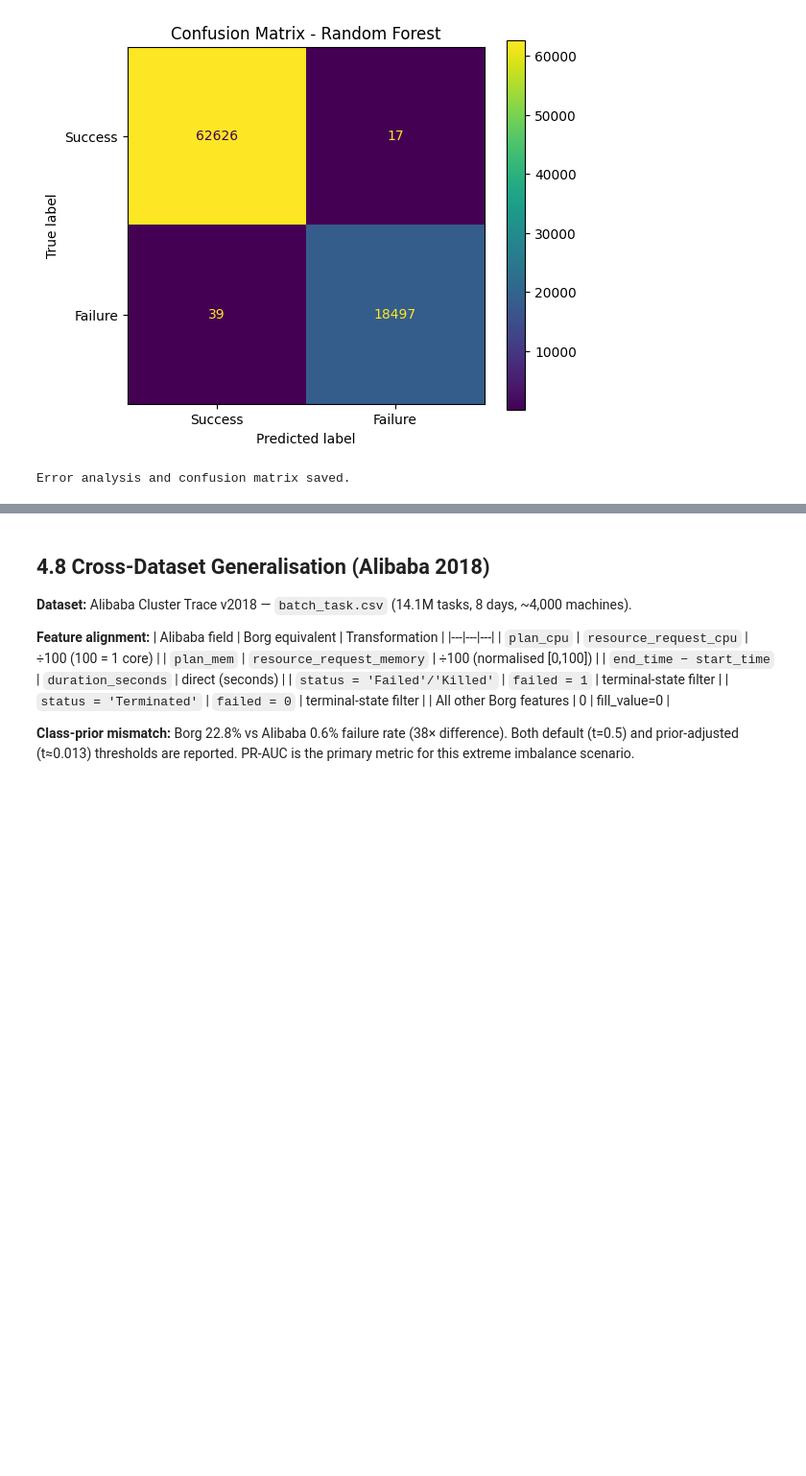
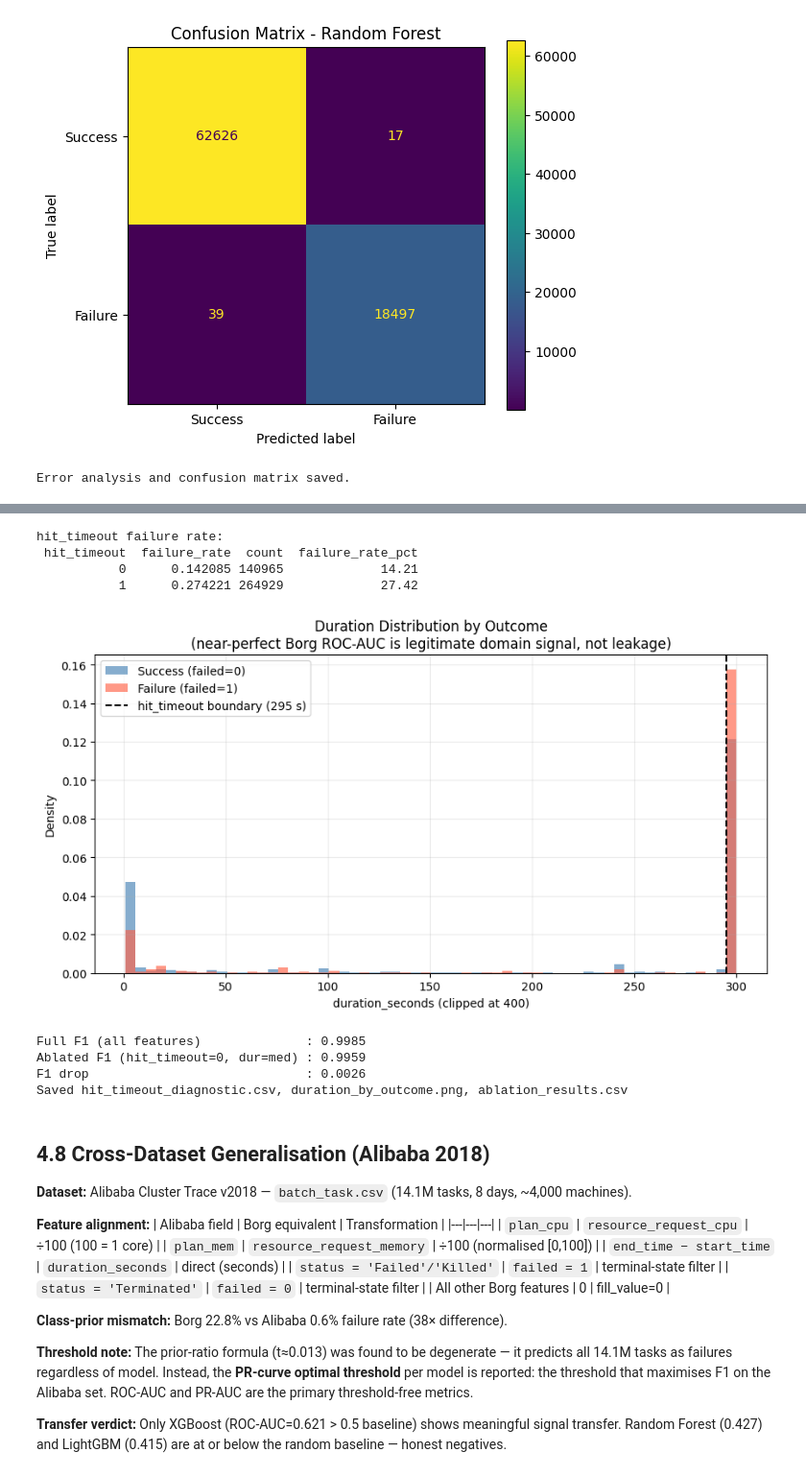
Before and after one commit to Atunsi/borg-job-failure-prediction, a Jupyter notebook: notebooks/04_models.ipynb, the cells around one changed output, grey strips where cells are left out. Shown at 96% size. Cells and saved outputs as stored; diff of their text form; code cells hidden in the pictures; blank space fills up the shorter version.

```diff
--- a/notebooks/04_models.ipynb
+++ b/notebooks/04_models.ipynb
@@ -300,3 +312,60 @@ Error analysis and confusion matrix saved.
+# %%
+# hit_timeout failure rate
+diag = df.groupby('hit_timeout')['failed'].agg(['mean', 'count']).reset_index()
+diag.columns = ['hit_timeout', 'failure_rate', 'count']
+diag['failure_rate_pct'] = (diag['failure_rate'] * 100).round(2)
+print('hit_timeout failure rate:')
+print(diag.to_string(index=False))
+diag.to_csv(f'{RES_DIR}/hit_timeout_diagnostic.csv', index=False)
+
+# Duration histogram
+fig, ax = plt.subplots(figsize=(9, 5))
+df[df['failed']==0]['duration_seconds'].clip(upper=400).hist(
+    bins=60, alpha=0.65, label='Success (failed=0)', ax=ax, color='steelblue', density=True)
+df[df['failed']==1]['duration_seconds'].clip(upper=400).hist(
+    bins=60, alpha=0.65, label='Failure (failed=1)', ax=ax, color='tomato', density=True)
+ax.axvline(x=295, color='black', linestyle='--', lw=1.5, label='hit_timeout boundary (295 s)')
+ax.set_xlabel('duration_seconds (clipped at 400)')
+ax.set_ylabel('Density')
+ax.set_title('Duration Distribution by Outcome\n'
+             '(near-perfect Borg ROC-AUC is legitimate domain signal, not leakage)')
+ax.legend()
+ax.grid(alpha=0.25)
+plt.tight_layout()
+plt.savefig(f'{FIG_DIR}/duration_by_outcome.png', dpi=150)
+plt.show()
+
+# Ablation: zero hit_timeout + median duration
+rf = best_estimators['Random Forest']
+y_pred_full = rf.predict(X_test)
+f1_full     = f1_score(y_test, y_pred_full)
+
+X_test_abl = X_test.copy()
+X_test_abl['hit_timeout']      = 0
+X_test_abl['duration_seconds'] = float(X_test['duration_seconds'].median())
+y_pred_abl = rf.predict(X_test_abl)
+f1_abl     = f1_score(y_test, y_pred_abl)
+
+print(f'Full F1 (all features)              : {f1_full:.4f}')
+print(f'Ablated F1 (hit_timeout=0, dur=med) : {f1_abl:.4f}')
+print(f'F1 drop                             : {f1_full - f1_abl:.4f}')
+
+ablation_df = pd.DataFrame([{'Model': 'Random Forest',
+    'F1 (all features)': round(f1_full, 4), 'F1 (ablated)': round(f1_abl, 4),
+    'F1 drop': round(f1_full - f1_abl, 4),
+    'Ablation': 'hit_timeout=0, duration_seconds=median'}])
+ablation_df.to_csv(f'{RES_DIR}/ablation_results.csv', index=False)
+print('Saved hit_timeout_diagnostic.csv, duration_by_outcome.png, ablation_results.csv')
+# %% [output]
+hit_timeout failure rate:
+ hit_timeout  failure_rate  count  failure_rate_pct
+           0      0.142085 140965             14.21
+           1      0.274221 264929             27.42
+[figure, added]
+Full F1 (all features)              : 0.9985
+Ablated F1 (hit_timeout=0, dur=med) : 0.9959
+F1 drop                             : 0.0026
+Saved hit_timeout_diagnostic.csv, duration_by_outcome.png, ablation_results.csv
 # %% [markdown]
 ## 4.8  Cross-Dataset Generalisation (Alibaba 2018)
 
@@ -313,6 +382,8 @@ Error analysis and confusion matrix saved.
 | All other Borg features | 0 | fill_value=0 |
 
 **Class-prior mismatch:** Borg 22.8% vs Alibaba 0.6% failure rate (38× difference).
-Both default (t=0.5) and prior-adjusted (t≈0.013) thresholds are reported.
-PR-AUC is the primary metric for this extreme imbalance scenario.
+
+**Threshold note:** The prior-ratio formula (t≈0.013) was found to be degenerate — it predicts all 14.1M tasks as failures regardless of model. Instead, the **PR-curve optimal threshold** per model is reported: the threshold that maximises F1 on the Alibaba set. ROC-AUC and PR-AUC are the primary threshold-free metrics.
+
+**Transfer verdict:** Only XGBoost (ROC-AUC=0.621 > 0.5 baseline) shows meaningful signal transfer. Random Forest (0.427) and LightGBM (0.415) are at or below the random baseline — honest negatives.
 # %%
```
Also changed, not shown: parts of 7 cells of this notebook, 10 other files.
